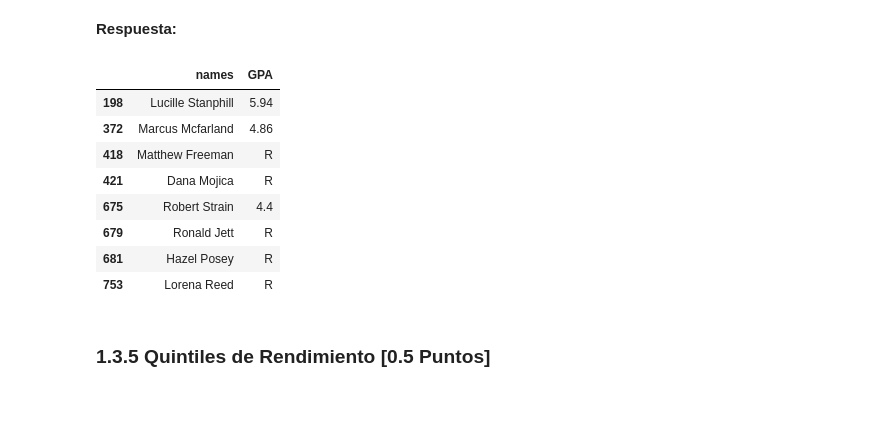
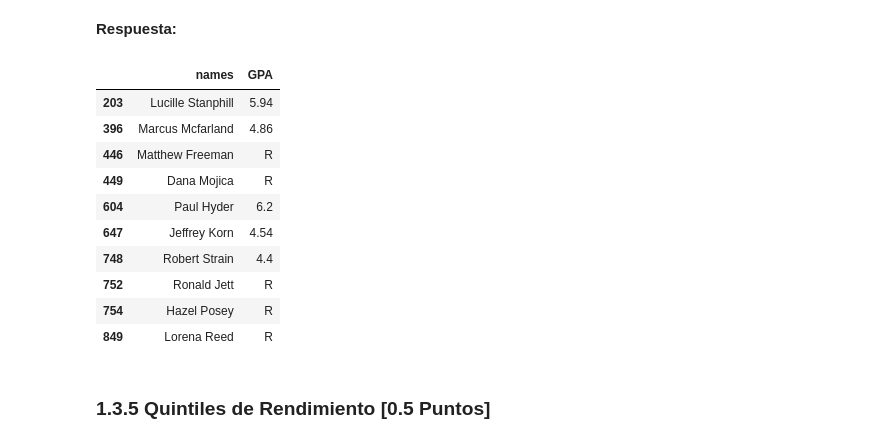
Before and after one commit to jignaciocastro8/lab-ciencia-datos, a Jupyter notebook: lab3/Laboratorio3_enunciado.ipynb, the cells around one changed output. Saved outputs shown, nothing was run; the diff lists cells and outputs as text; code cells hidden in the pictures; blank space fills up the shorter version.

```diff
--- a/lab3/Laboratorio3_enunciado.ipynb
+++ b/lab3/Laboratorio3_enunciado.ipynb
@@ -496,2 +516,31 @@ def reprobados_destacados(dataframe_in):
+# %%
+def reprobados_destacados(dataframe_in):
+    """Computes three different DataFrame: failed students only,
+    all students but failed ones has "R" on their "GPA" attribute
+    and outstandings.
+
+    Args:
+        dataframe_in (pd.DataFrame): DataFrame with numerical columns:
+        ["math score", "reading score", "writing score"]
+
+    Returns:
+        (pd.DataFrame, pd.DataFrame, pd.DataFrame): list with DataFrames.
+    """
+    # Ensure the "GPA" column.
+    aux_df = alumnos_promedio(dataframe_in)
+    # Failed.
+    dataframe1 = aux_df[aux_df["GPA"] < 4]
+    # Assign "R" to failed students.
+    dataframe2 = aux_df
+    dataframe2.loc[dataframe2["GPA"] < 4, "GPA"] = "R"
+    # Outsanding.
+    dataframe3 = aux_df
+    dataframe3 = dataframe3[(dataframe3["math score"] >= 5.8) & \
+                (dataframe3["reading score"] >= 5.8) & \
+                (dataframe3["writing score"] >= 5.8)].sort_values(
+                by=["math score", "reading score", "writing score"],
+                ascending=False
+                )
+    return dataframe1, dataframe2, dataframe3
 # %%
 dataframe1, dataframe2, dataframe3 = reprobados_destacados(df_grades)
@@ -551,32 +630,43 @@ Creada la función busque el promedio general de los siguientes alumnos en el se
 **Respuesta:**
 # %%
 def consulta_gpa(dataframe_in, lista_alumnos):
-    pass
+    """Returns students in lista_alumnos "names" and "GPA".
+
+    Args:
+        dataframe_in (pd.DataFrame): DataFrame with columns ["names", "GPA"].
+        lista_alumnos (str[]): List of students names.
+
+    Returns:
+        pd.DataFrame: DataFrame with "names" and "GPA" of "lista_alumnos".
+    """
+    return dataframe_in[dataframe_in["names"].isin(lista_alumnos)][["names", "GPA"]]
 
 
 lista_alumnos = [
     "Lucille Stanphill",
     "Marcus Mcfarland",
     "Matthew Freeman",
     "Dana Mojica",
     "Paul Hyder",
     "Jeffrey Korn",
     "Robert Strain",
     "Ronald Jett",
     "Lorena Reed",
     "Hazel Posey",
 ]
 consulta_gpa(dataframe2, lista_alumnos)
 # %% [output]
 |  | names | GPA |
-| 198 | Lucille Stanphill | 5.94 |
-| 372 | Marcus Mcfarland | 4.86 |
-| 418 | Matthew Freeman | R |
-| 421 | Dana Mojica | R |
-| 675 | Robert Strain | 4.4 |
-| 679 | Ronald Jett | R |
-| 681 | Hazel Posey | R |
-| 753 | Lorena Reed | R |
+| 203 | Lucille Stanphill | 5.94 |
+| 396 | Marcus Mcfarland | 4.86 |
+| 446 | Matthew Freeman | R |
+| 449 | Dana Mojica | R |
+| 604 | Paul Hyder | 6.2 |
+| 647 | Jeffrey Korn | 4.54 |
+| 748 | Robert Strain | 4.4 |
+| 752 | Ronald Jett | R |
+| 754 | Hazel Posey | R |
+| 849 | Lorena Reed | R |
 # %% [markdown]
 ### 1.3.5 Quintiles de Rendimiento [0.5 Puntos]
 # %% [markdown]
```
Also changed, not shown: parts of 22 cells of this notebook, 1 other file.
